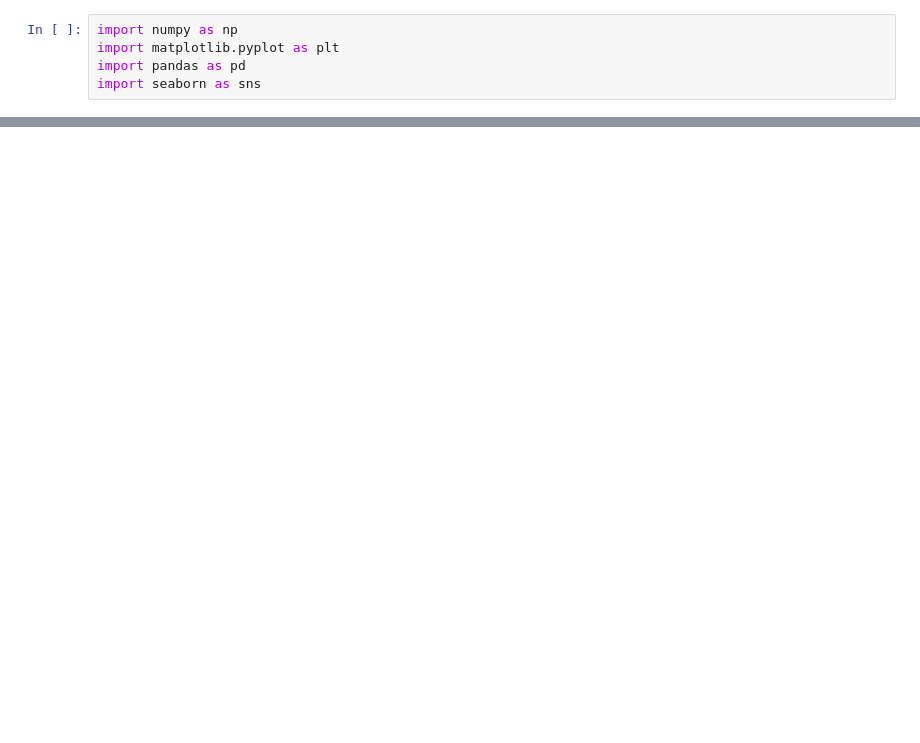
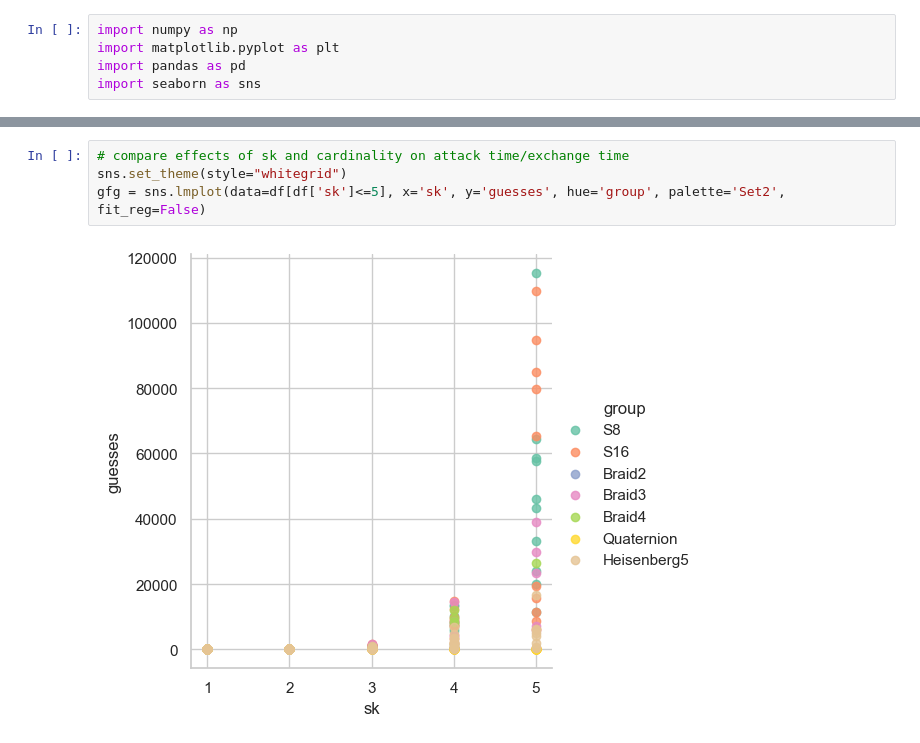
Before and after one commit to reednel/aag, a Jupyter notebook: simulations/ManyGroups.ipynb, the cells around one changed output, grey strips where cells are left out. Saved outputs shown, nothing was run; the diff lists cells and outputs as text; blank space fills up the shorter version.

```diff
--- a/simulations/ManyGroups.ipynb
+++ b/simulations/ManyGroups.ipynb
@@ -20,0 +22,6 @@ plt.show()
+# %%
+# compare effects of sk and cardinality on attack time/exchange time
+sns.set_theme(style="whitegrid")
+gfg = sns.lmplot(data=df[df['sk']<=5], x='sk', y='guesses', hue='group', palette='Set2', fit_reg=False)
+# %% [output]
+[figure, added]
```
Also changed, not shown: parts of 8 cells of this notebook, 3 other files.
